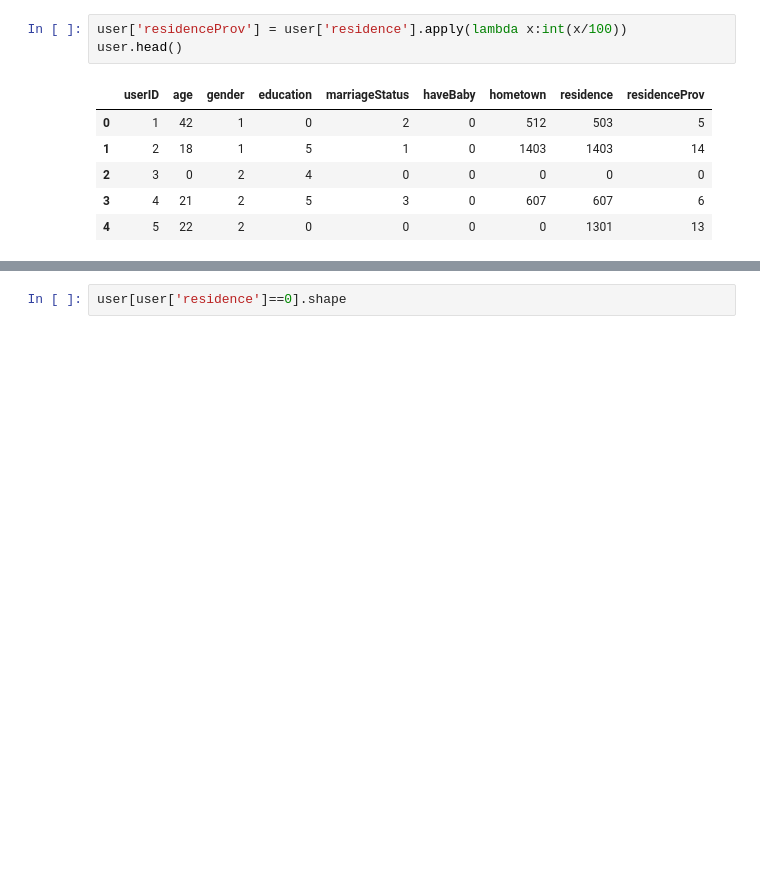
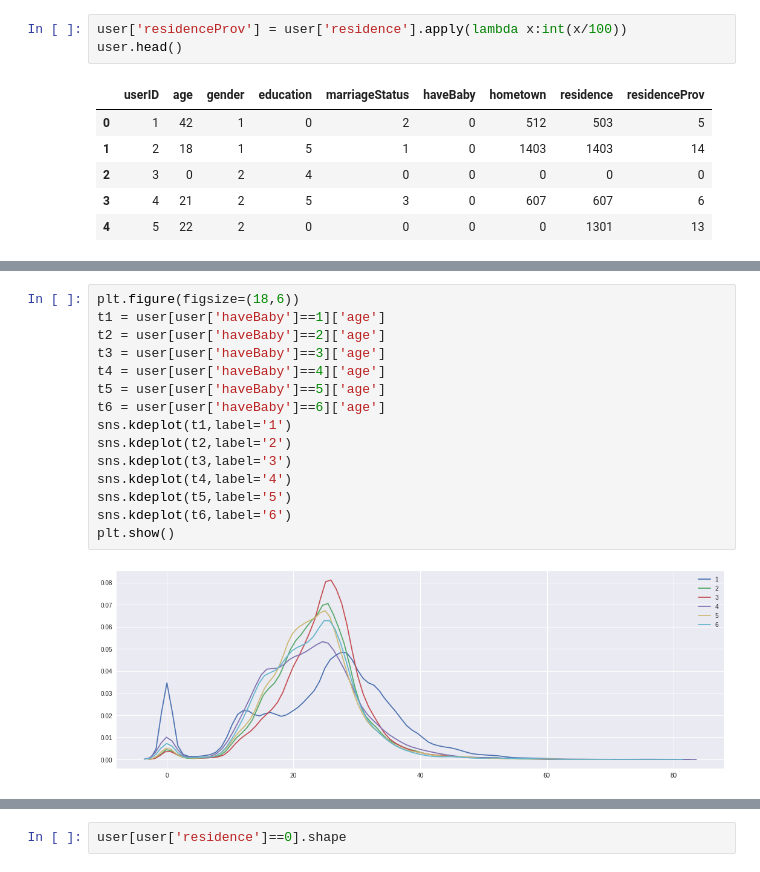
Before and after one commit to hadoop73/Tpai, a Jupyter notebook: features/user.ipynb, the cells around one changed output, grey strips where cells are left out. Drawn from its saved outputs; the diff is of its cells as text; blank space fills up the shorter version.

```diff
--- a/features/user.ipynb
+++ b/features/user.ipynb
@@ -25,0 +32,17 @@ user.head()
+# %%
+plt.figure(figsize=(18,6))
+t1 = user[user['haveBaby']==1]['age']
+t2 = user[user['haveBaby']==2]['age']
+t3 = user[user['haveBaby']==3]['age']
+t4 = user[user['haveBaby']==4]['age']
+t5 = user[user['haveBaby']==5]['age']
+t6 = user[user['haveBaby']==6]['age']
+sns.kdeplot(t1,label='1')
+sns.kdeplot(t2,label='2')
+sns.kdeplot(t3,label='3')
+sns.kdeplot(t4,label='4')
+sns.kdeplot(t5,label='5')
+sns.kdeplot(t6,label='6')
+plt.show()
+# %% [output]
+[figure, added]
```
Also changed, not shown: parts of 2 cells of this notebook, 32 other files.
